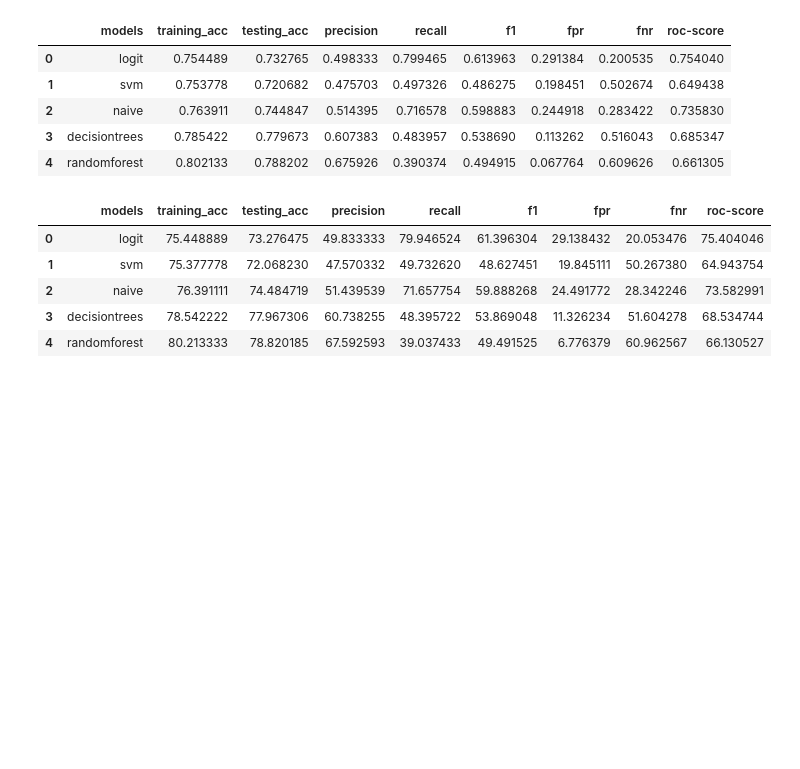
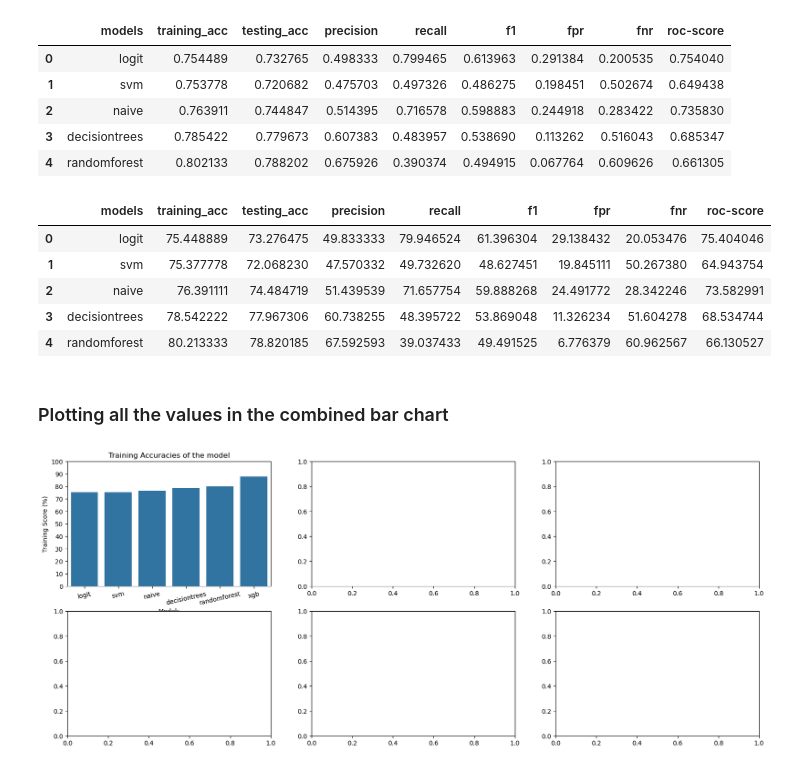
Before and after one commit to suzaladhikari/customer_churn-, a Jupyter notebook: Model Preparation/model.ipynb, the cells around one changed output. Cells and saved outputs as stored; diff of their text form; code cells hidden in the pictures; blank space fills up the shorter version.

Commit message:
plotted the training accuracies of the model

```diff
--- a/Model Preparation/model.ipynb
+++ b/Model Preparation/model.ipynb
@@ -629,3 +630,20 @@ model_performance.head(5)
 | 2 | naive | 76.391111 | 74.484719 | 51.439539 | 71.657754 | 59.888268 | 24.491772 | 28.342246 | 73.582991 |
 | 3 | decisiontrees | 78.542222 | 77.967306 | 60.738255 | 48.395722 | 53.869048 | 11.326234 | 51.604278 | 68.534744 |
 | 4 | randomforest | 80.213333 | 78.820185 | 67.592593 | 39.037433 | 49.491525 | 6.776379 | 60.962567 | 66.130527 |
+# %% [markdown]
+### Plotting all the values in the combined bar chart
+# %%
+fig, ax = plt.subplots(2,3,figsize = (20,8))
+def metrics_plotting(x, y , data, title, xlabel, ylabel, axes):
+    sns.barplot(x = x, y = y , data = data, ax = axes)
+    axes.set_xlabel(xlabel)
+    axes.set_ylabel(ylabel)
+    axes.set_title(title)
+    axes.set_ylim(0, 100)
+    axes.set_yticks(np.arange(0,110,10))
+    axes.tick_params(axis='x', rotation=13)
+
+
+metrics_plotting('models', 'training_acc', model_performance, 'Training Accuracies of the model', 'Models', 'Training Score (%)', ax[0][0])
+# %% [output]
+[figure, added]
```
Also changed, not shown: parts of 1 cell of this notebook.
